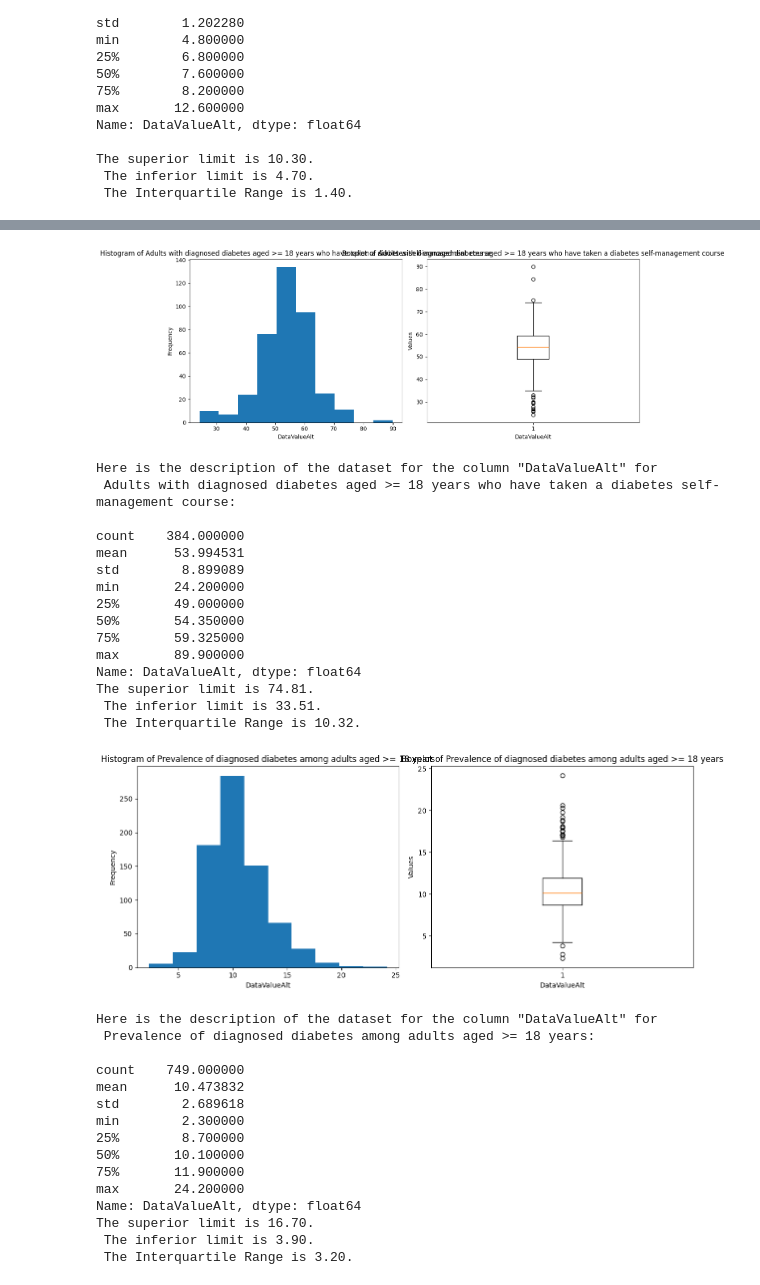
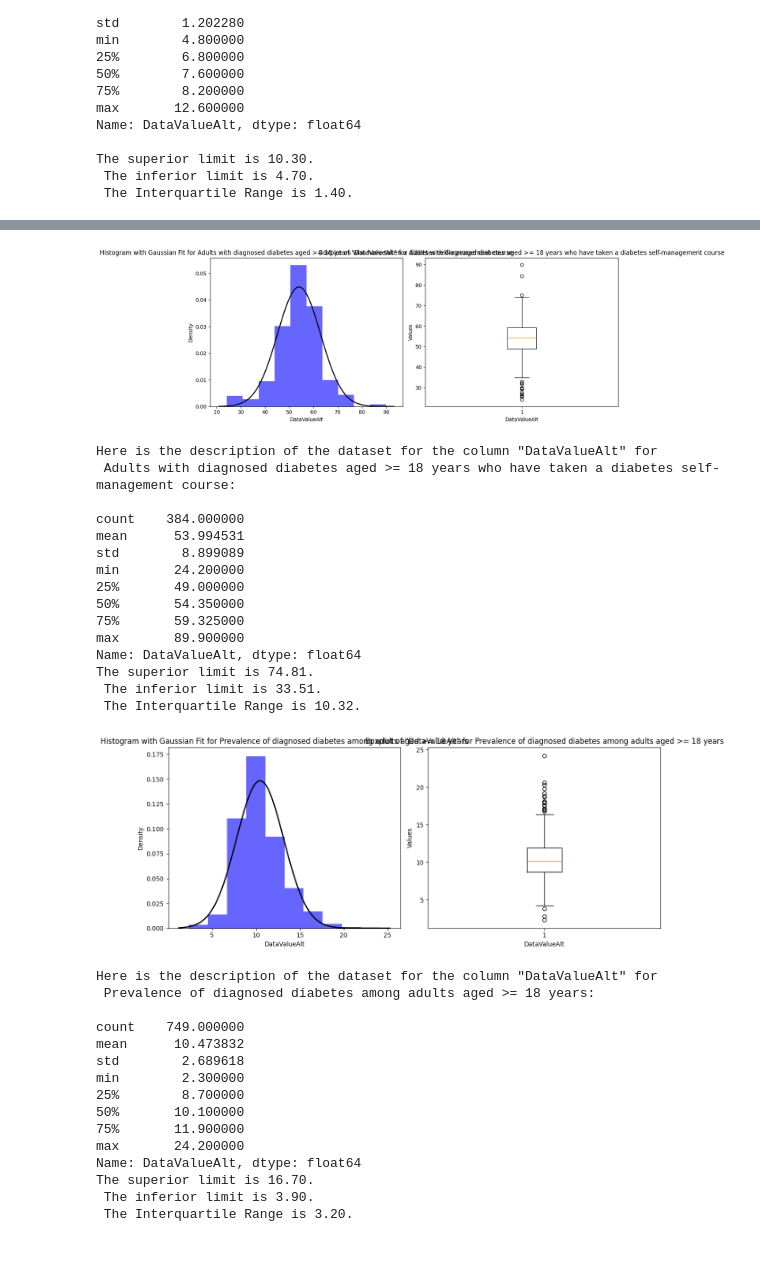
Before and after one commit to ipvvieira/dataCleanup_project, a Jupyter notebook: data_cleanup.ipynb, the cells around one changed output, grey strips where cells are left out. Drawn from its saved outputs; the diff is of its cells as text; code cells hidden in the pictures; blank space fills up the shorter version.

```diff
--- a/data_cleanup.ipynb
+++ b/data_cleanup.ipynb
@@ -218,7 +218,6 @@ Using the <b>MatPlotLib</b>, <b>Plotly</b> and <b>NumPy</b> libraries, we are go
 # %%
 import matplotlib.pyplot as plt
 import plotly.express as px
-import pandas as pd
 import numpy as np
 from scipy.stats import norm
 
@@ -290,18 +289,10 @@ for question in questions:
                            title=f'Mean Value number of Alcohol consumption cases for {question}',
                            labels={'DataValueAlt': 'Mean', 'LocationDesc': 'State', 'YearStart': 'Year'})
 
-    # Updating the layout for a modern look
-    fig_full_data.update_layout(
-        template='plotly_white',  # Choose a modern template
-        xaxis_title='State',
-        yaxis_title='Mean',
-        title_x=0.5,  # Center the title
-        legend_title_text='Year'
-    )
+    fig_full_data.update_layout(template='plotly_white', xaxis_title='State', yaxis_title='Mean',
+                                title_x=0.5, legend_title_text='Year')
 
-    # Show the figure
     fig_full_data.show()
-
     print()
 # %% [output]
 [figure]
@@ -371,16 +362,24 @@ for question in questions:
     fig, axs = plt.subplots(1, 2, figsize=(12, 5))
 
     # Histogram
-    axs[0].hist(question_data['DataValueAlt'].dropna(), bins=10)
+    diab_data = question_data['DataValueAlt'].dropna()
+    axs[0].hist(diab_data,bins=10,density=True, alpha=0.6, color='b')
+
+    mu, std = norm.fit(diab_data)
+
+    xmin, xmax = axs[0].get_xlim()
+    x = np.linspace(xmin, xmax, 100)
+    p = norm.pdf(x, mu, std)
+    axs[0].plot(x, p, 'k', linewidth=2)
     axs[0].set_xlabel('DataValueAlt')
-    axs[0].set_ylabel('Frequency')
-    axs[0].set_title(f'Histogram of {question}')
+    axs[0].set_ylabel('Density')
+    axs[0].set_title(f'Histogram with Gaussian Fit for {question}')
 
     # Boxplot
-    axs[1].boxplot(question_data['DataValueAlt'].dropna())
+    axs[1].boxplot(diab_data.values)
     axs[1].set_xlabel('DataValueAlt')
     axs[1].set_ylabel('Values')
-    axs[1].set_title(f'Boxplot of {question}')
+    axs[1].set_title(f'Boxplot of "DataValueAlt" for {question}')
     axs[1].grid(False)
 
     # Adjusting the layout
@@ -399,36 +398,36 @@ for question in questions:
 
     # Filtering the outliers
     outliers = question_data[(question_data['DataValueAlt'] < inferior_limit) | (question_data['DataValueAlt'] > superior_limit)]
 
     print(f"The superior limit is {superior_limit:.2f}.\n The inferior limit is {inferior_limit:.2f}.\n The Interquartile Range is {IQR:.2f}.")
 
     # Grouping data by 'YearStart' and 'LocationDesc' and calculating the mean of 'DataValueAlt'
     grouped_data = question_data.groupby(['YearStart', 'LocationDesc'])['DataValueAlt'].mean().reset_index()
 
     # Creating an interactive bar graph for the full dataset
     fig_full_data = px.bar(grouped_data,
                            x='LocationDesc',
                            y='DataValueAlt',
                            color='YearStart',
                            barmode='group',
                            title=f'Mean Value number of {question}',
-                           labels={'DataValueAlt': 'Mean', 'LocationDesc': 'State', 'YearStart': 'Year'})
+                           labels={'DataValueAlt': 'Mean', 'LocationDesc': 'City', 'YearStart': 'Year'})
 
     # Updating the layout for a modern look
     fig_full_data.update_layout(
         template='plotly_white',  # Choose a modern template
-        xaxis_title='State',
+        xaxis_title='City',
         yaxis_title='Mean',
         title_x=0.5,  # Center the title
         legend_title_text='Year'
     )
 
     # Show the figure
     fig_full_data.show()
 
     print()
 # %% [output]
-[figure, old version]
+[figure, new version]
 Here is the description of the dataset for the column "DataValueAlt" for
  Adults with diagnosed diabetes aged >= 18 years who have taken a diabetes self-management course:
 
@@ -444,7 +443,7 @@ Name: DataValueAlt, dtype: float64
 The superior limit is 74.81.
  The inferior limit is 33.51.
  The Interquartile Range is 10.32.
-[figure, old version]
+[figure, new version]
 Here is the description of the dataset for the column "DataValueAlt" for
  Prevalence of diagnosed diabetes among adults aged >= 18 years:
 
```
Also changed, not shown: parts of 7 cells of this notebook.
